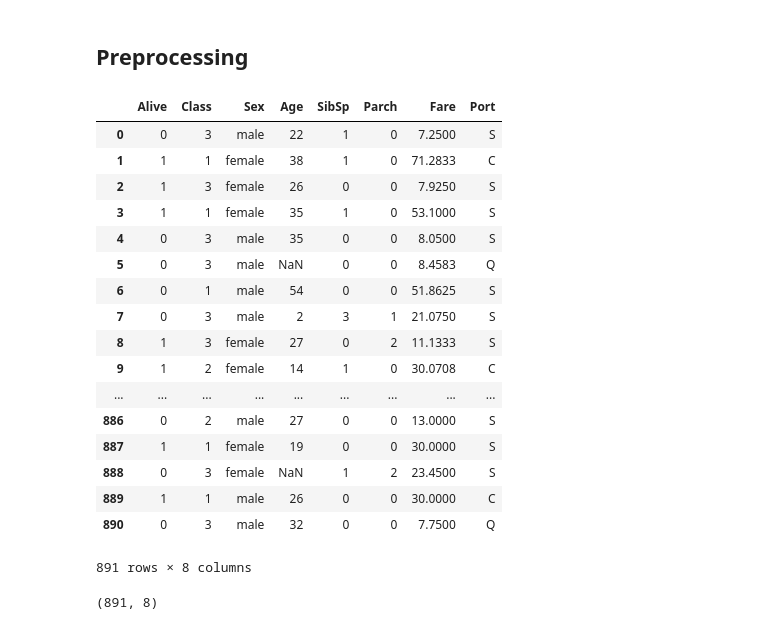
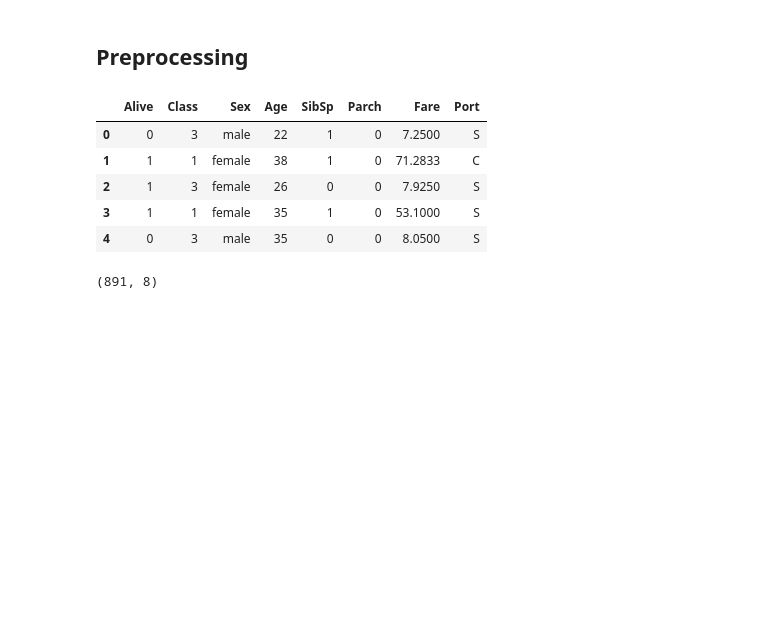
Before and after one commit to FlorianWilhelm/python_data-science_stack, a Jupyter notebook: notebook.ipynb, the cells around one changed output. Saved outputs shown, nothing was run; the diff lists cells and outputs as text; code cells hidden in the pictures; blank space fills up the shorter version.

Commit message:
Fixed df to df.head()

```diff
--- a/notebook.ipynb
+++ b/notebook.ipynb
@@ -219,29 +219,17 @@ df.head()
 # %%
 # We drop some hard to use columns and define 'Embarked' and 'Sex' as categories
 df = df.drop(['Name', 'Ticket', 'Cabin'], axis=1)
 df['Port'] = df['Port'].astype('category')
 df['Sex'] = df['Sex'].astype('category')
 df['Class'] = df['Class'].astype('category')
-df
+df.head()
 # %% [output]
 |  | Alive | Class | Sex | Age | SibSp | Parch | Fare | Port |
 | 0 | 0 | 3 | male | 22 | 1 | 0 | 7.2500 | S |
 | 1 | 1 | 1 | female | 38 | 1 | 0 | 71.2833 | C |
 | 2 | 1 | 3 | female | 26 | 0 | 0 | 7.9250 | S |
 | 3 | 1 | 1 | female | 35 | 1 | 0 | 53.1000 | S |
 | 4 | 0 | 3 | male | 35 | 0 | 0 | 8.0500 | S |
-| 5 | 0 | 3 | male | NaN | 0 | 0 | 8.4583 | Q |
-| 6 | 0 | 1 | male | 54 | 0 | 0 | 51.8625 | S |
-| 7 | 0 | 3 | male | 2 | 3 | 1 | 21.0750 | S |
-| 8 | 1 | 3 | female | 27 | 0 | 2 | 11.1333 | S |
-| 9 | 1 | 2 | female | 14 | 1 | 0 | 30.0708 | C |
-| ... | ... | ... | ... | ... | ... | ... | ... | ... |
-| 886 | 0 | 2 | male | 27 | 0 | 0 | 13.0000 | S |
-| 887 | 1 | 1 | female | 19 | 0 | 0 | 30.0000 | S |
-| 888 | 0 | 3 | female | NaN | 1 | 2 | 23.4500 | S |
-| 889 | 1 | 1 | male | 26 | 0 | 0 | 30.0000 | C |
-| 890 | 0 | 3 | male | 32 | 0 | 0 | 7.7500 | Q |
-891 rows × 8 columns
 # %%
 df.shape
 # %% [output]
```
Also changed, not shown: parts of 1 cell of this notebook.
